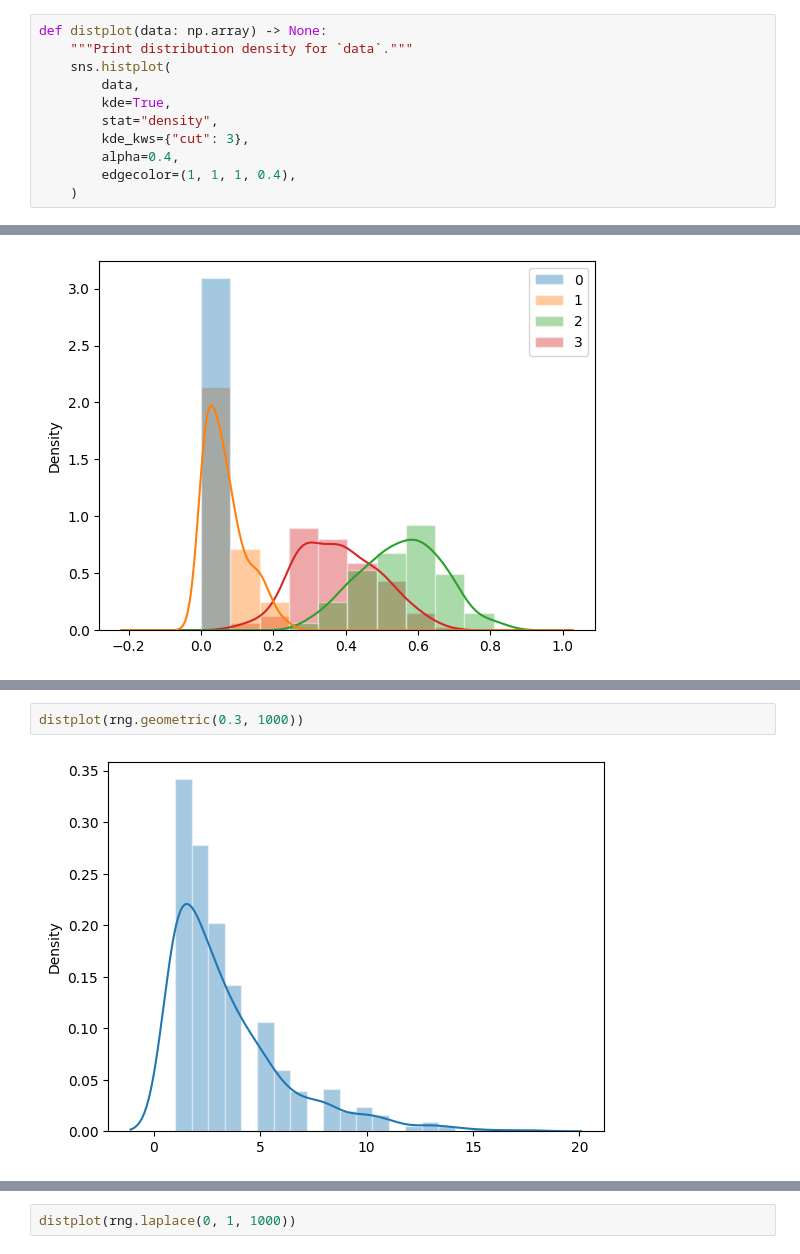
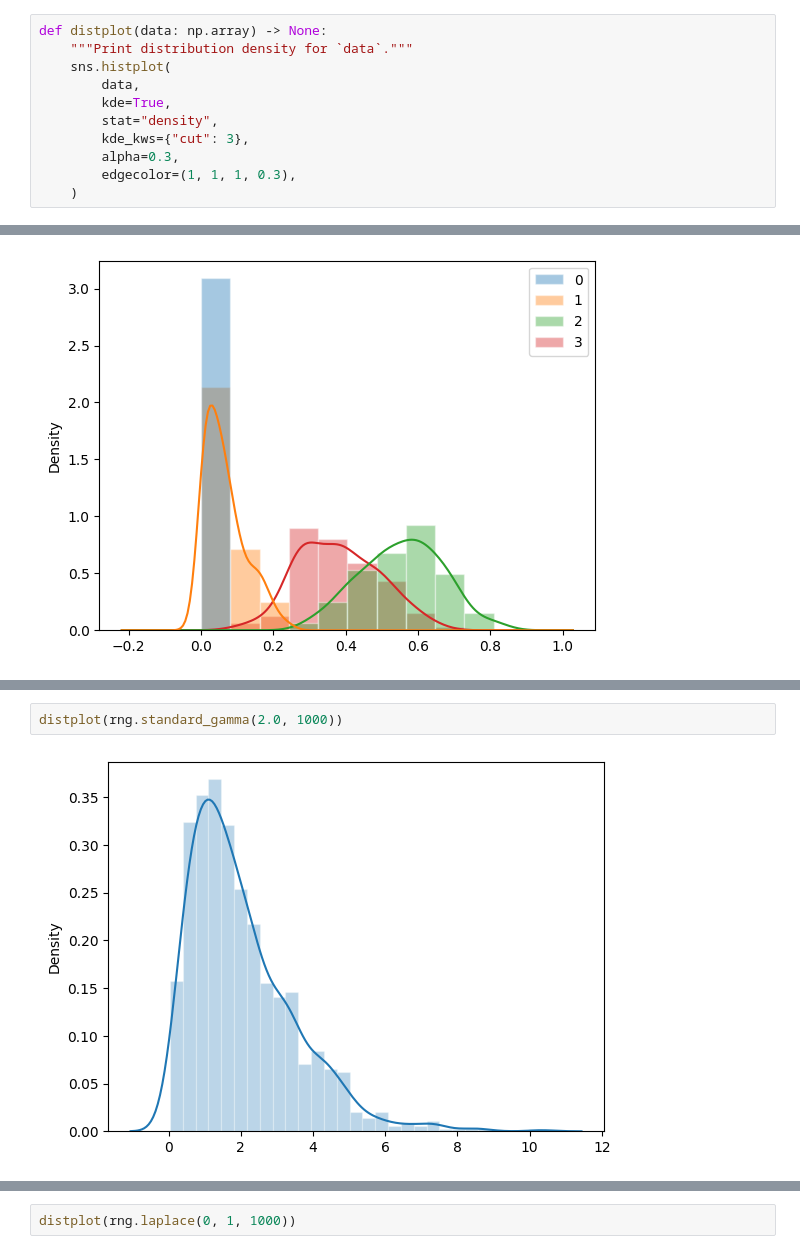
Before and after one commit to czaky/puzzles, a Jupyter notebook: numpy_intro.ipynb, the cells around one changed output, grey strips where cells are left out. Cells and saved outputs as stored; diff of their text form.

```diff
--- a/numpy_intro.ipynb
+++ b/numpy_intro.ipynb
@@ -3299,6 +3497,6 @@ def distplot(data: np.array) -> None:
         kde=True,
         stat="density",
         kde_kws={"cut": 3},
-        alpha=0.4,
-        edgecolor=(1, 1, 1, 0.4),
+        alpha=0.3,
+        edgecolor=(1, 1, 1, 0.3),
     )
@@ -3341,6 +3595,6 @@ distplot(rng.gamma(2., 2., 1000))
 # %% [output]
 [figure]
 # %%
-distplot(rng.geometric(0.3, 1000))
+distplot(rng.standard_gamma(2.0, 1000))
 # %% [output]
-[figure, old version]
+[figure, new version]
```
Also changed, not shown: parts of 52 cells of this notebook.
